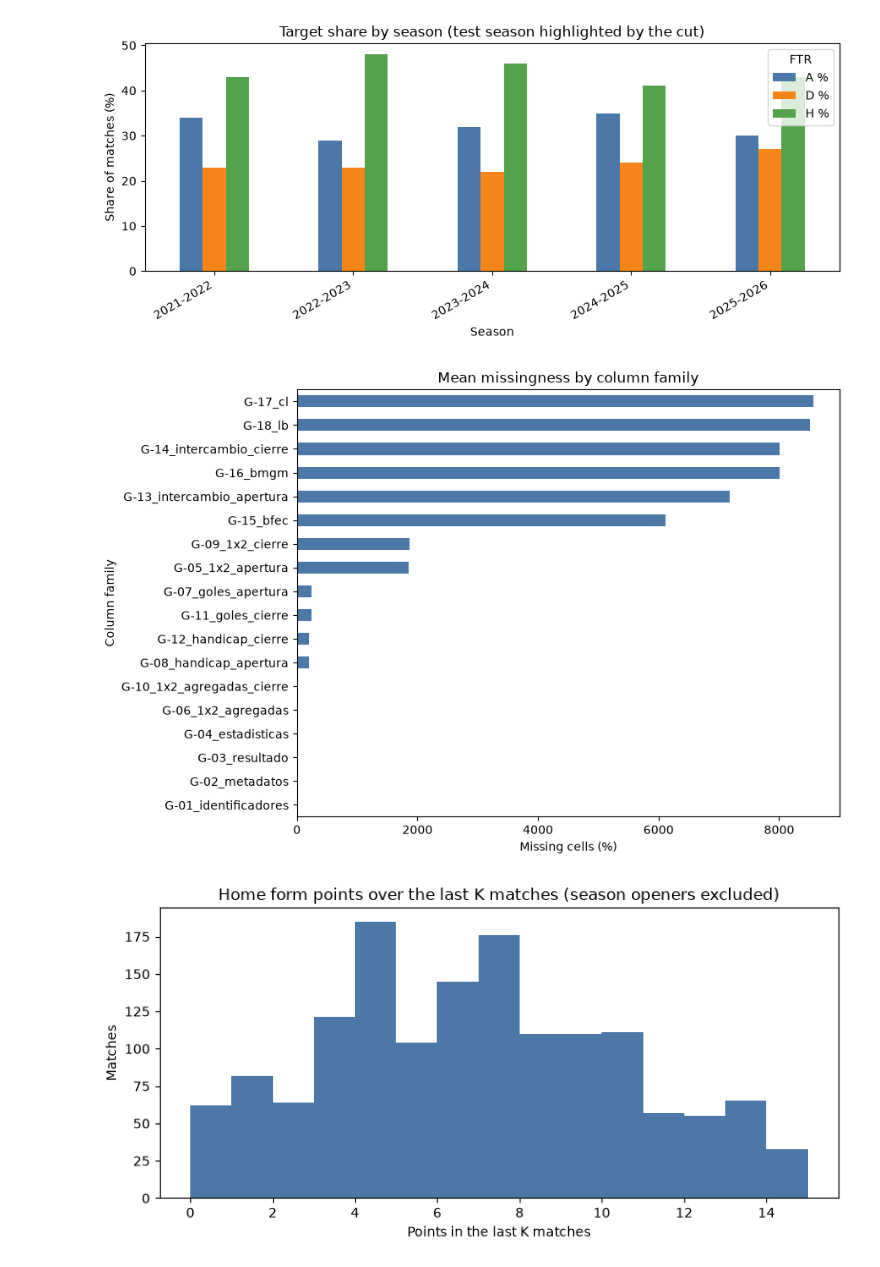
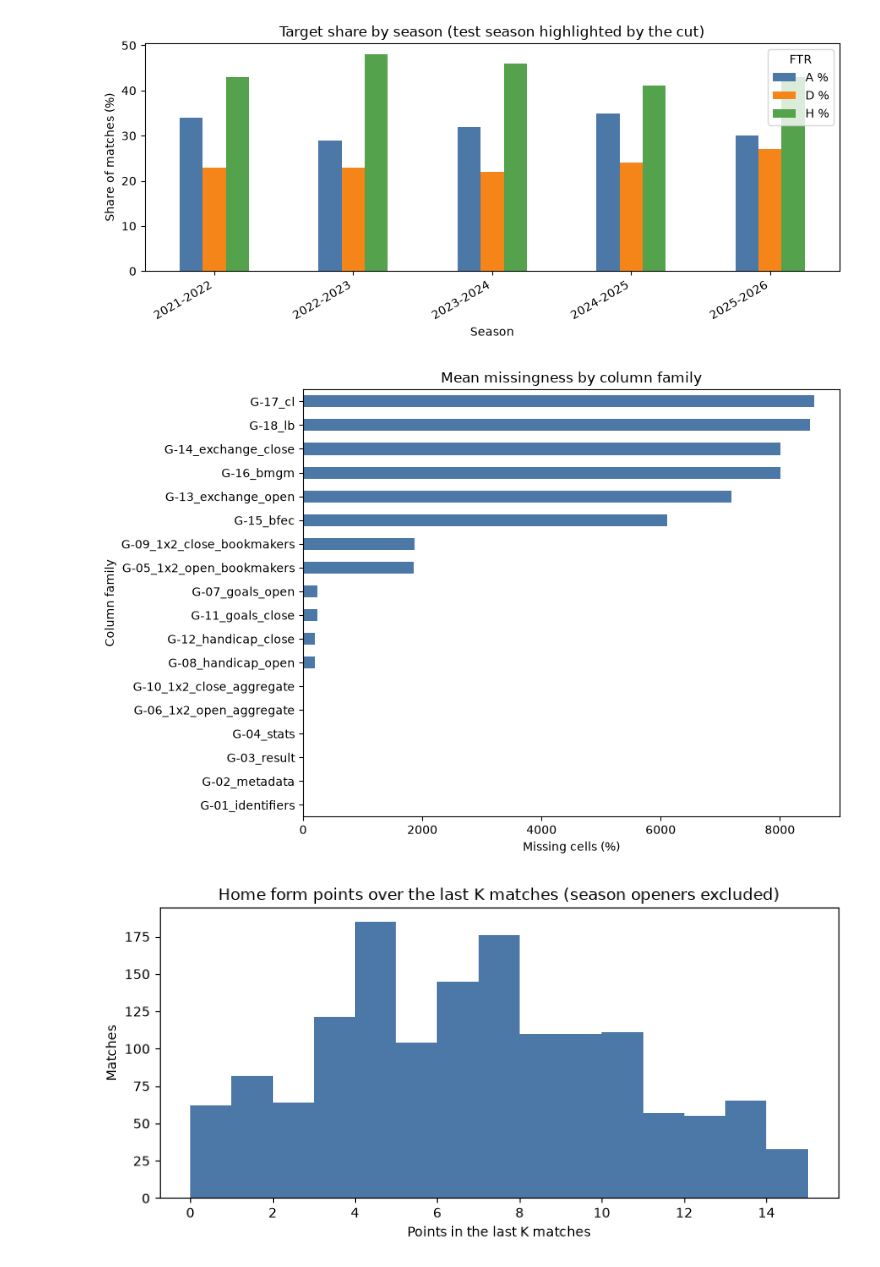
Before and after one commit to errodd/premier_league_football_predictor, a Jupyter notebook: notebooks/02_data_preparation.ipynb, the cells around one changed output. Saved outputs shown, nothing was run; the diff lists cells and outputs as text; code cells hidden in the pictures.

```diff
--- a/notebooks/02_data_preparation.ipynb
+++ b/notebooks/02_data_preparation.ipynb
@@ -657,26 +952,26 @@ plt.show()
 # %%
 missing_share = (
     100 * inventory.merge(
         df.isna().mean().mul(100).rename("missing_pct"),
-        left_on="columna",
+        left_on="column",
         right_index=True,
     )
-    .groupby("familia")["missing_pct"]
+    .groupby("family")["missing_pct"]
     .mean()
     .sort_values()
 )
 
 ax = missing_share.plot.barh(figsize=(9, 6), color="#4C78A8")
 ax.set(
     title="Mean missingness by column family",
     xlabel="Missing cells (%)",
     ylabel="Column family",
 )
 plt.tight_layout()
 plt.savefig(FIGURES_DIR / "missingness_by_family.png")
 plt.show()
 # %% [output]
-[figure, old version]
+[figure, new version]
 # %%
 fig, ax = plt.subplots(figsize=(8, 4))
 ax.hist(preview["Home_Hist_Pts_k"].dropna(), bins=15, color="#4C78A8")
```
Also changed, not shown: parts of 9 cells of this notebook, 1 other file.
